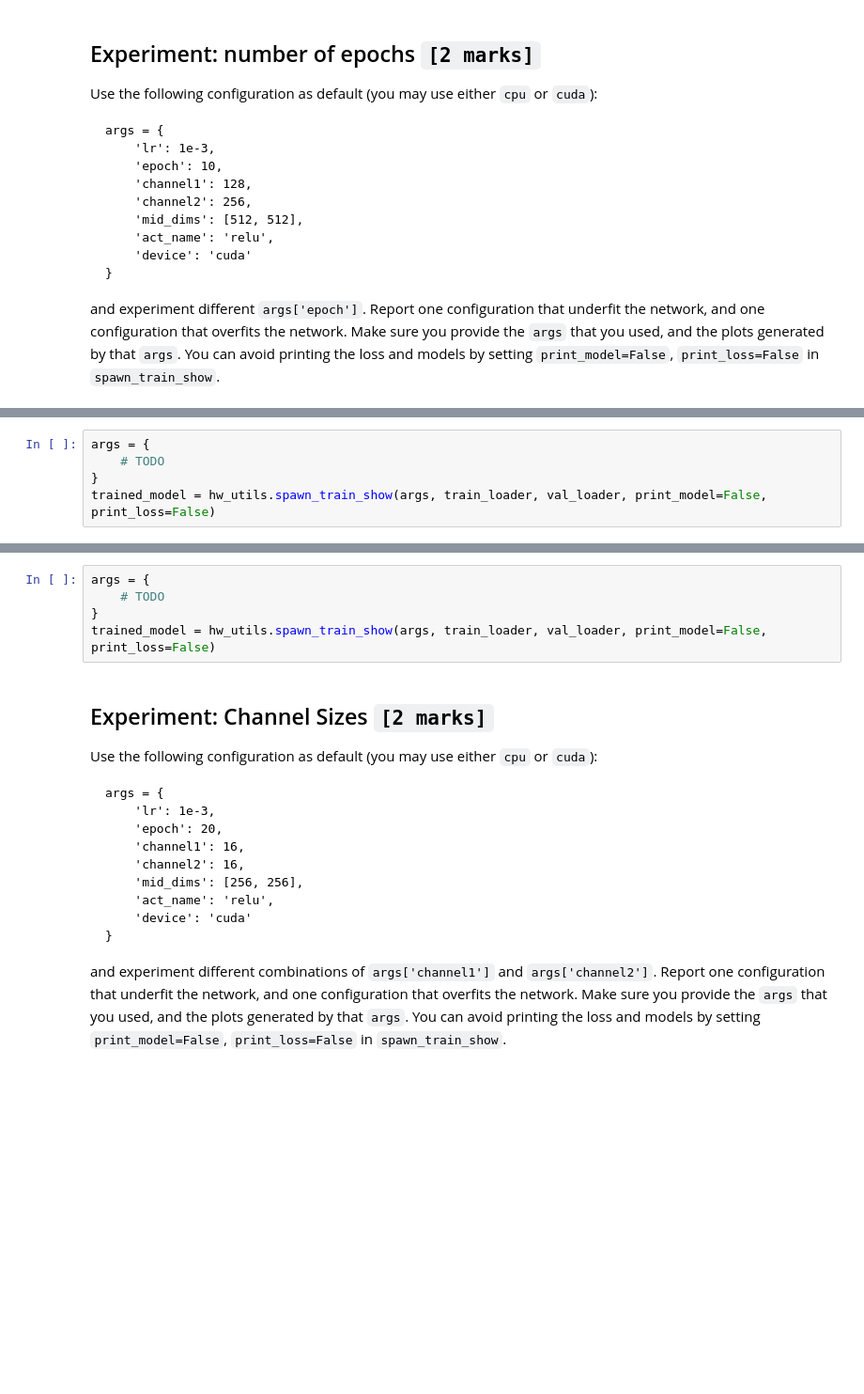
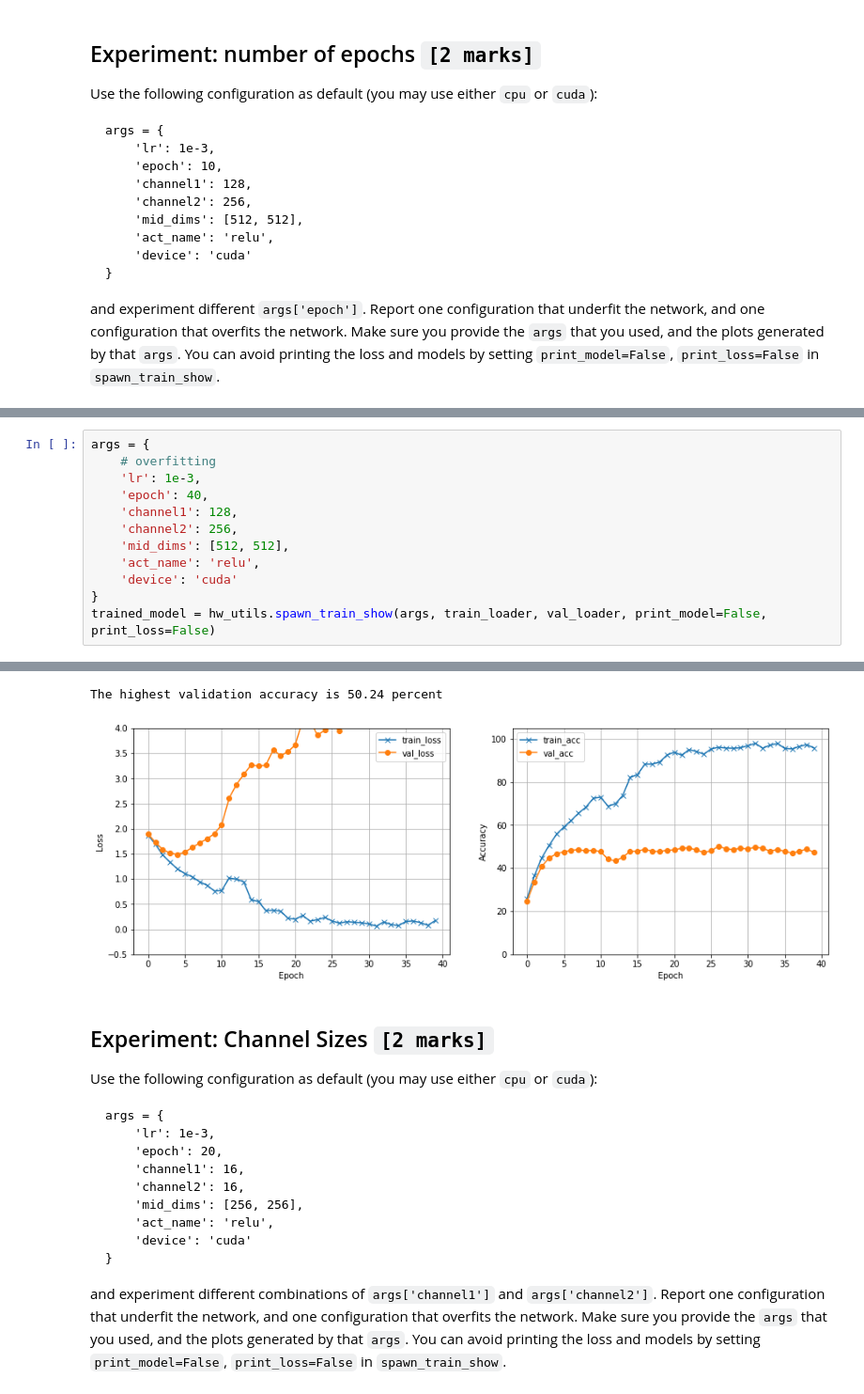
Before and after one commit to johnnymedhanie/looky, a Jupyter notebook: deep_learning.ipynb, the cells around one changed output, grey strips where cells are left out. Shown at 94% size. Cells and saved outputs as stored; diff of their text form; blank space fills up the shorter version.

```diff
--- a/deep_learning.ipynb
+++ b/deep_learning.ipynb
@@ -300,5 +440,13 @@ and experiment different `args['epoch']`. Report one configuration that underfit
 # %%
 args = {
-    # TODO
+    # overfitting
+    'lr': 1e-3,
+    'epoch': 40,
+    'channel1': 128,
+    'channel2': 256,
+    'mid_dims': [512, 512],
+    'act_name': 'relu',
+    'device': 'cuda'
 }
 trained_model = hw_utils.spawn_train_show(args, train_loader, val_loader, print_model=False, print_loss=False)
+# %% [output]
@@ -305,8 +454,5 @@ trained_model = hw_utils.spawn_train_show(args, train_loader, val_loader, print_
+The highest validation accuracy is 50.24 percent
+[figure, added]
-# %%
-args = {
-    # TODO
-}
-trained_model = hw_utils.spawn_train_show(args, train_loader, val_loader, print_model=False, print_loss=False)
 # %% [markdown]
 ## Experiment: Channel Sizes `[2 marks]`
 Use the following configuration as default (you may use either `cpu` or `cuda`):
```
Also changed, not shown: parts of 24 cells of this notebook.
